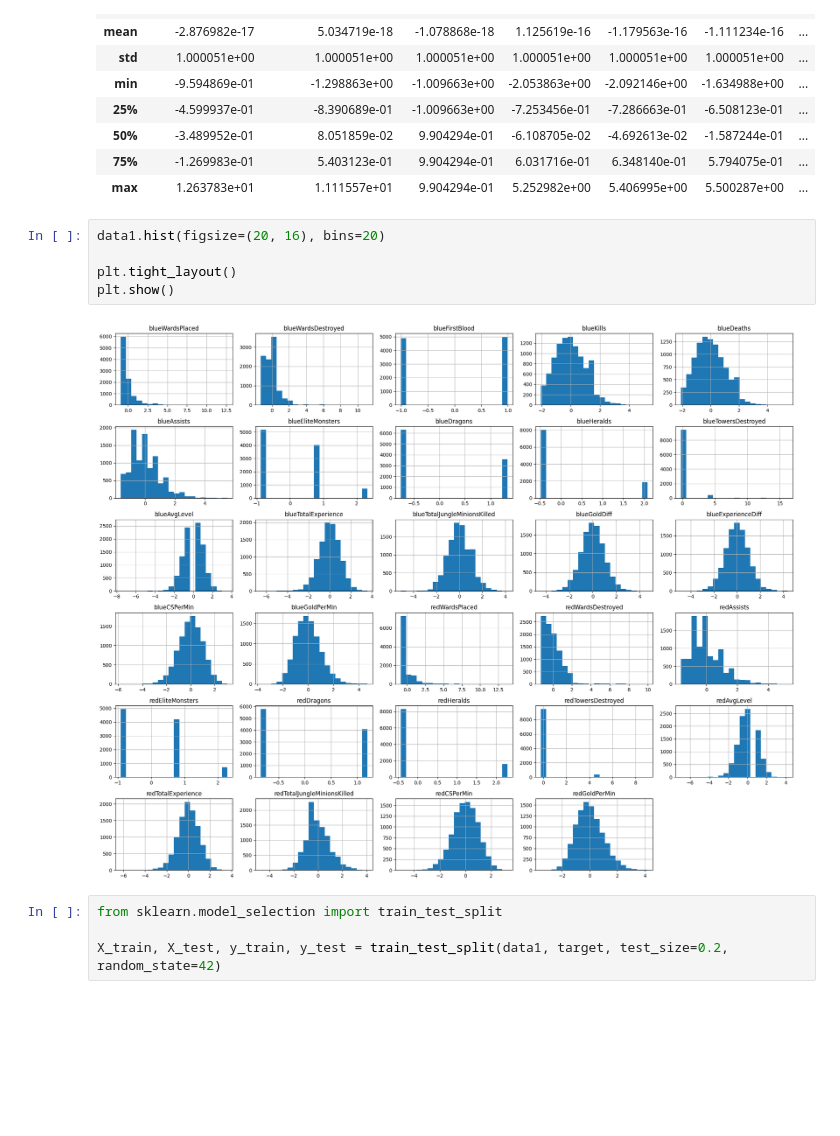
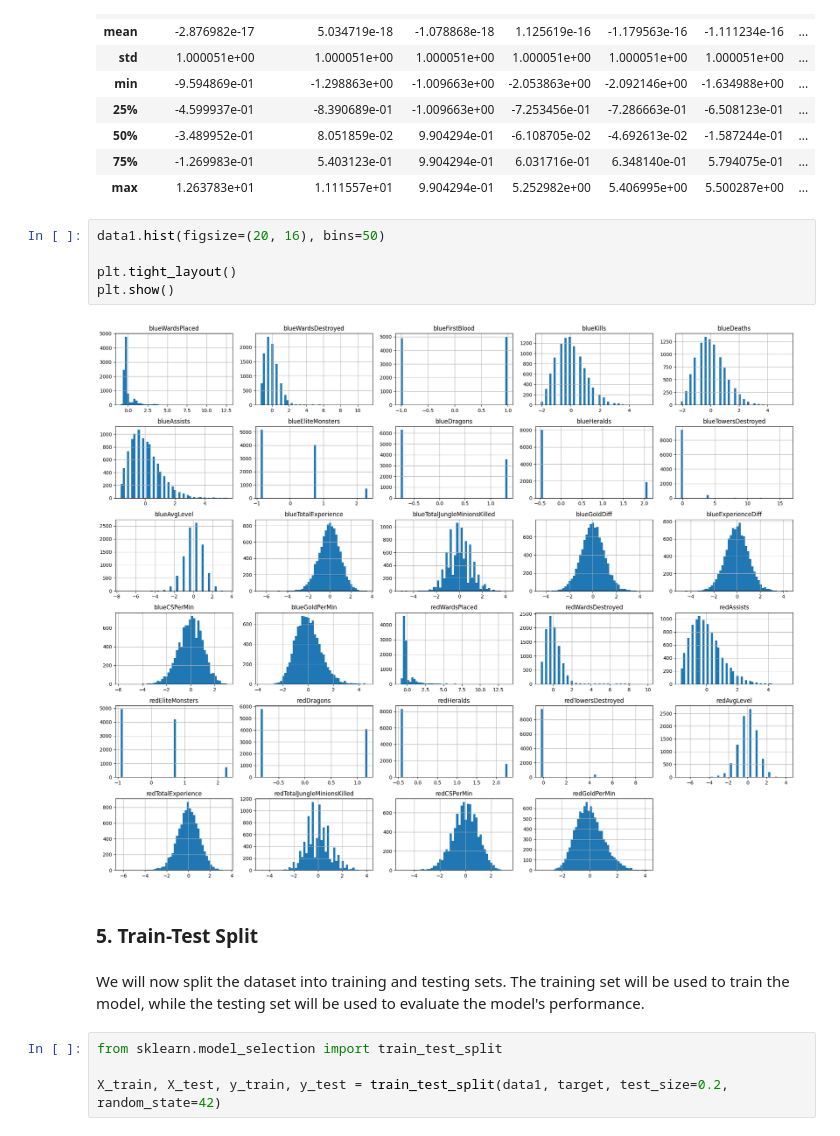
Before and after one commit to mwehdddt/ds-ai-projects, a Jupyter notebook: notebooks/001-league of legends wins/notebook001.ipynb, the cells around one changed output. Drawn from its saved outputs; the diff is of its cells as text; blank space fills up the shorter version.

```diff
--- a/notebooks/001-league of legends wins/notebook001.ipynb
+++ b/notebooks/001-league of legends wins/notebook001.ipynb
@@ -112,12 +140,16 @@ data1.describe()
 | 75% | -1.269983e-01 | 5.403123e-01 | 9.904294e-01 | 6.031716e-01 | 6.348140e-01 | 5.794075e-01 | ... |
 | max | 1.263783e+01 | 1.111557e+01 | 9.904294e-01 | 5.252982e+00 | 5.406995e+00 | 5.500287e+00 | ... |
 # %%
-data1.hist(figsize=(20, 16), bins=20)
+data1.hist(figsize=(20, 16), bins=50)
 
 plt.tight_layout()
 plt.show()
 # %% [output]
-[figure, old version]
+[figure, new version]
+# %% [markdown]
+### 5. Train-Test Split
+# %% [markdown]
+We will now split the dataset into training and testing sets. The training set will be used to train the model, while the testing set will be used to evaluate the model's performance.
 # %%
 from sklearn.model_selection import train_test_split
 
```
Also changed, not shown: parts of 18 cells of this notebook, 3 other files.
